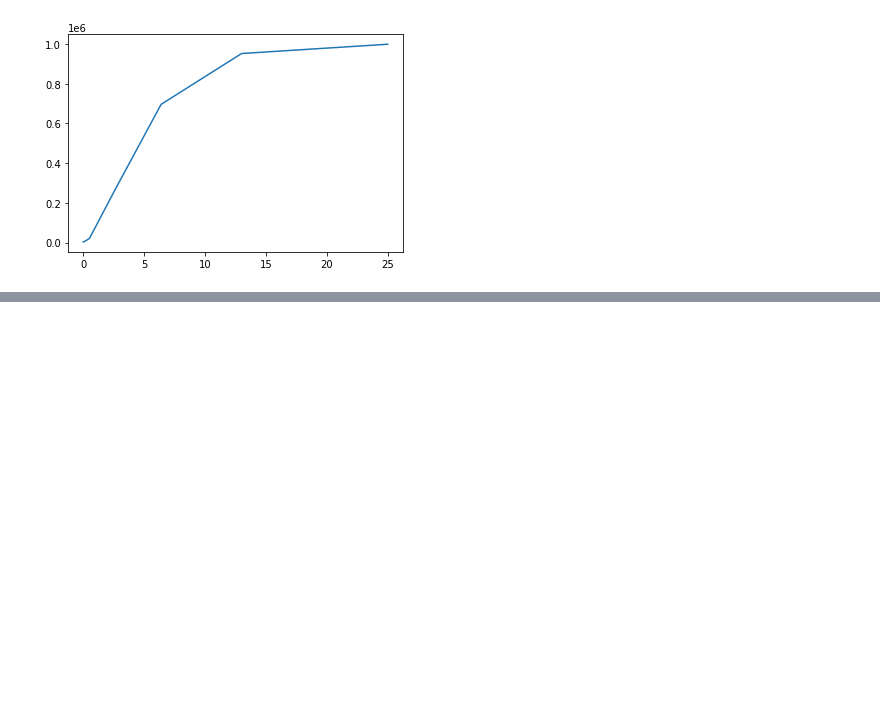
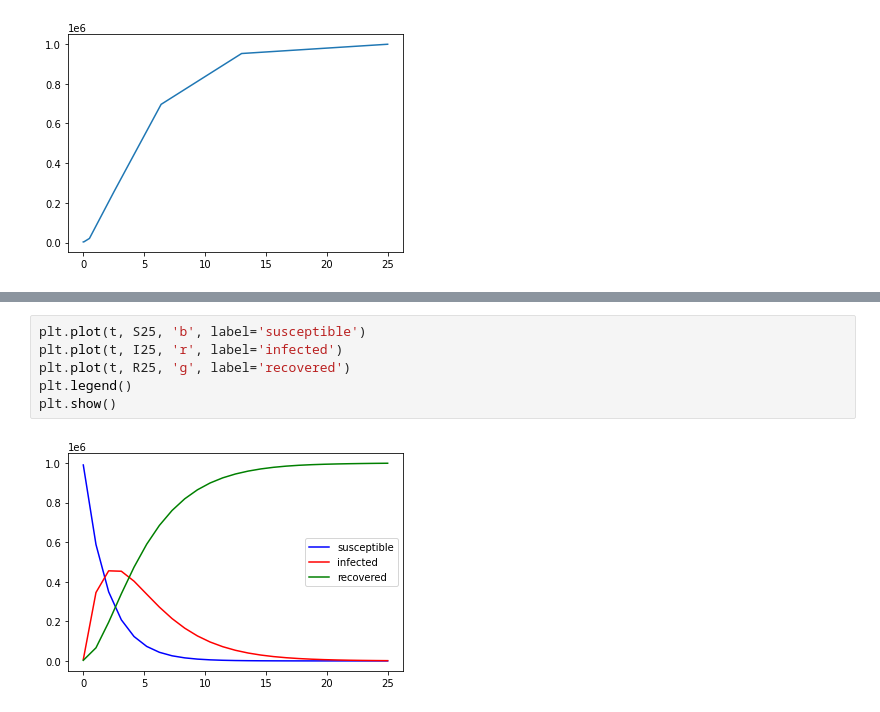
Before and after one commit to vic-map/Data_science_HW, a Jupyter notebook: Hw5.2.ipynb, the cells around one changed output, grey strips where cells are left out. Cells and saved outputs as stored; diff of their text form; blank space fills up the shorter version.

```diff
--- a/Hw5.2.ipynb
+++ b/Hw5.2.ipynb
@@ -98,0 +106,8 @@ ValueError: operands could not be broadcast together with shapes (13,) (17,)
+# %%
+plt.plot(t, S25, 'b', label='susceptible')
+plt.plot(t, I25, 'r', label='infected')
+plt.plot(t, R25, 'g', label='recovered')
+plt.legend()
+plt.show()
+# %% [output]
+[figure, added]
```
Also changed, not shown: parts of 8 cells of this notebook, 1 other file.
